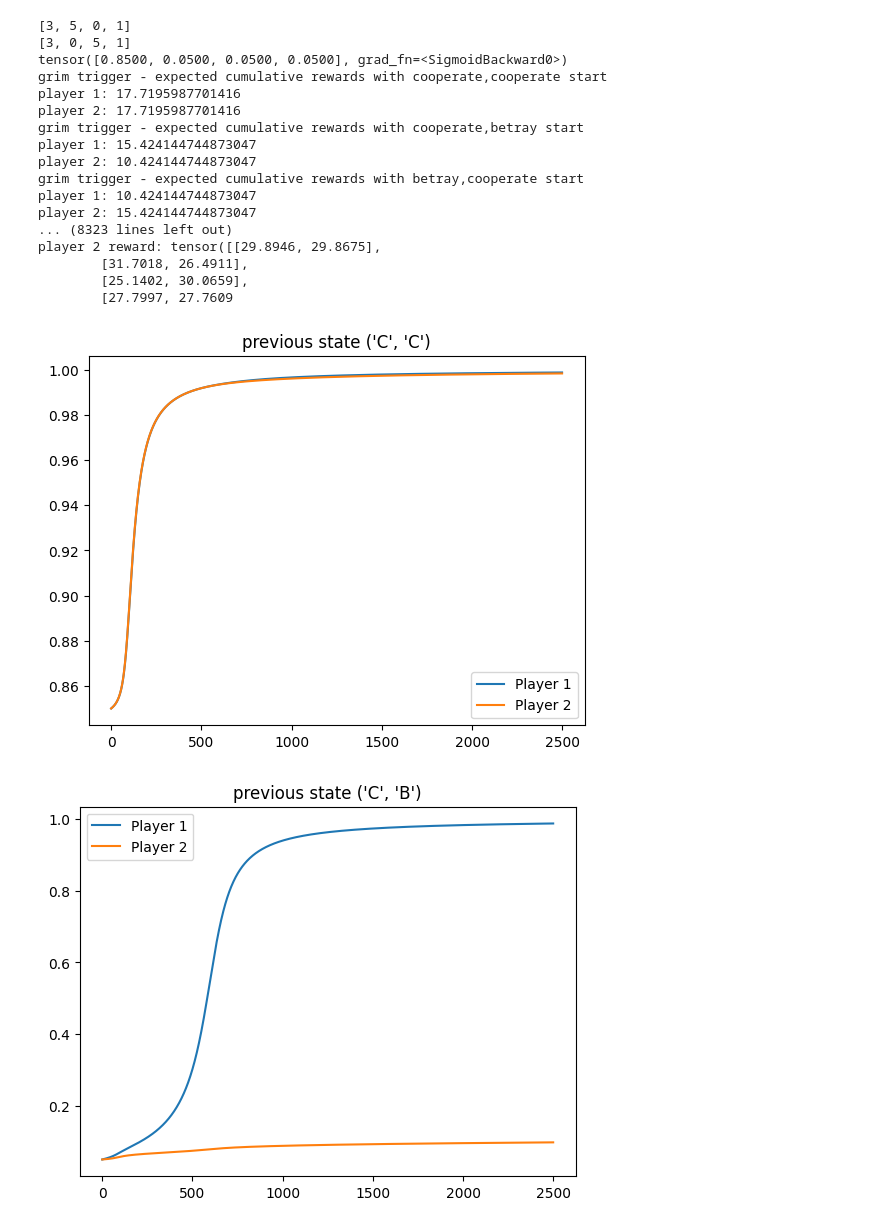
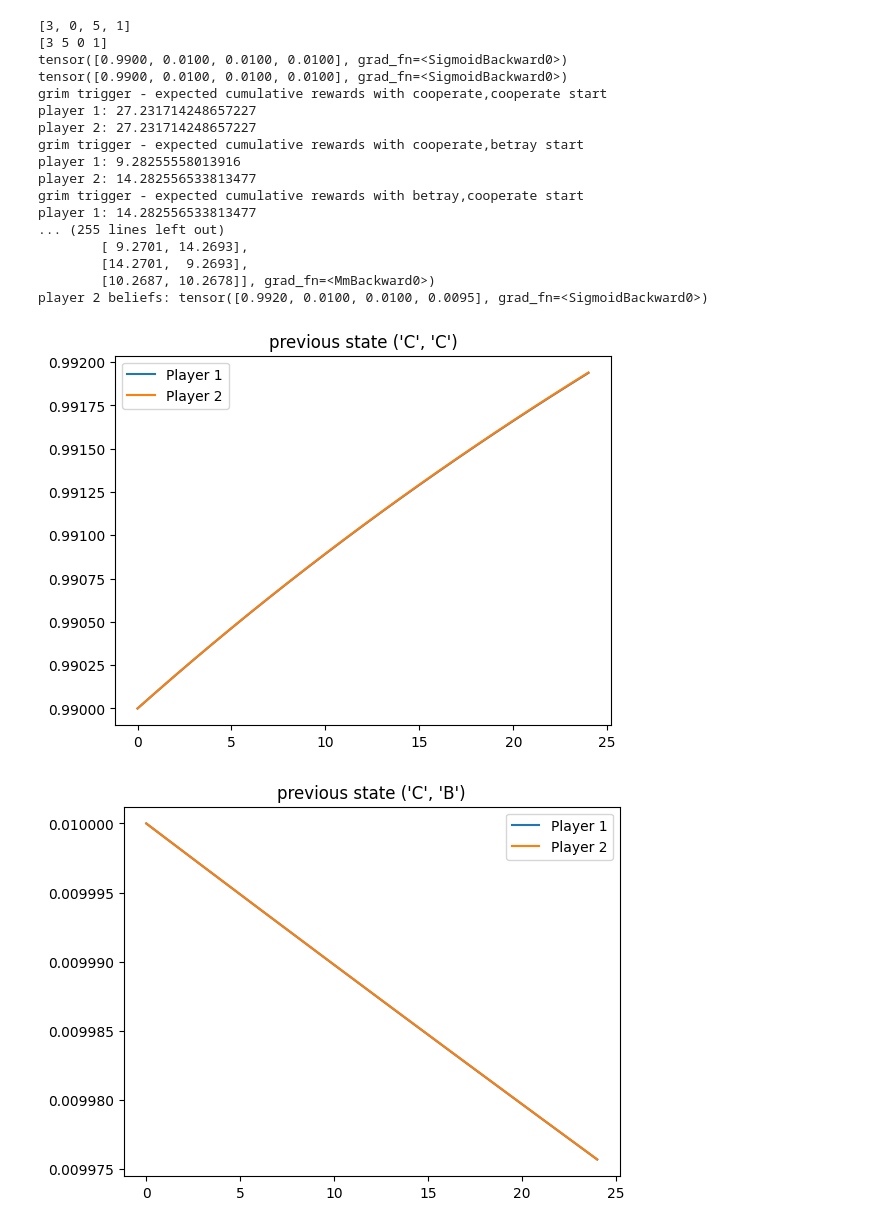
Before and after one commit to gametekker/pdilemn, a Jupyter notebook: SGDCGD.ipynb, the cells around one changed output. Cells and saved outputs as stored; diff of their text form; code cells hidden in the pictures.

```diff
--- a/SGDCGD.ipynb
+++ b/SGDCGD.ipynb
@@ -5,8 +5,8 @@ from modules.utility import generate_player_beliefs, doplots
 
 # Example usage - make the starting probas
 import torch
-probabilities1 = torch.tensor([0.85, 0.05, 0.05, 0.05])
-probabilities2 = torch.tensor([0.85, 0.05, 0.05, 0.05])
+probabilities1 = torch.tensor([1.00-0.01, 0.00+0.01, 0.00+0.01, 0.00+0.01])
+probabilities2 = torch.tensor([1.00-0.01, 0.00+0.01, 0.00+0.01, 0.00+0.01])
 logits1 = torch.log(probabilities1 / (1 - probabilities1))
 logits2 = torch.log(probabilities2 / (1 - probabilities2))
 states = ['CC','CB','BC','BB']
@@ -22,8 +22,8 @@ gamma = 0.9    # Discount rate
 # Define the rewards matrix
 rewards_matrix = np.array([
     [r1, r2],  # Payoffs for when both cooperate
+    [p1, t2],  # Payoffs for when one cooperates and the other defects
     [t1, p2],  # Payoffs for when one defects and the other cooperates
-    [p1, t2],  # Payoffs for when one defects and the other cooperates
     [s1, s2]   # Payoffs for when both defect
 ])
 
@@ -37,7 +37,7 @@ from modules.Player import Player
 from modules.PlayerEnv import PlayerEnv
 from torch import optim
 
-pl1,pl2=Player(P1_beliefs,[r1,t1,p1,s1]),Player(P2_beliefs,[r2,p2,t2,s2])
+pl1,pl2=Player(P1_beliefs,list(rewards_matrix[:,0])),Player(P2_beliefs,(rewards_matrix[:,1]))
 
 # Define optimizers for each player
 # Assuming that Player class has a method 'parameters()' that returns its parameters
@@ -45,6 +45,7 @@ optimizer_p1 = optim.SGD(pl1.parameters(), lr=0.01)
 optimizer_p2 = optim.SGD(pl2.parameters(), lr=0.01)
 
 print(pl1.getBeliefs())
+print(pl2.getBeliefs())
 
 env=PlayerEnv(pl1,pl2,gamma)
 
@@ -69,7 +70,7 @@ print(env.play())
 print("done testing")
 
 # Training loop
-num_epochs = 2500
+num_epochs = 25
 plot=[[],[]] #plotting
 for epoch in range(num_epochs):
 
@@ -80,47 +81,47 @@ for epoch in range(num_epochs):
     reward = env.play()
     plot[0].append(pl1.getBeliefs()) #plotting
     optimizer_p1.zero_grad()
-    loss_p1 = -reward[1, 0]
+    loss_p1 = -sum(reward[:, 0]) #start - CC
     loss_p1.backward()
     print(f'player 1 reward: {reward}')
     print(f'player 1 beliefs: {pl1.getBeliefs()}')
     optimizer_p1.step()
 
     """
     The second agent adjusts its parameters attempting to maximize the objective
     We fix player 1 while taking the gradient of player 2's reward, with respect to player 2's parameters
     """
     reward = env.play()
     plot[1].append(pl2.getBeliefs()) #plotting
     optimizer_p2.zero_grad()
-    loss_p2 = -reward[1, 1]
+    loss_p2 = -sum(reward[:, 1]) #start - CC
     loss_p2.backward()
     print(f'player 2 reward: {reward}')
     print(f'player 2 beliefs: {pl1.getBeliefs()}')
     optimizer_p2.step()
 
     # Logging
     #if epoch % 10 == 0:
     #    print(f"Epoch {epoch}: pl1 reward = {rp1.sum().item()}, pl2 reward = {rp2.sum().item()}")
 
 doplots(plot)
 # %% [output]
-[3, 5, 0, 1]
 [3, 0, 5, 1]
-tensor([0.8500, 0.0500, 0.0500, 0.0500], grad_fn=<SigmoidBackward0>)
+[3 5 0 1]
+tensor([0.9900, 0.0100, 0.0100, 0.0100], grad_fn=<SigmoidBackward0>)
+tensor([0.9900, 0.0100, 0.0100, 0.0100], grad_fn=<SigmoidBackward0>)
 grim trigger - expected cumulative rewards with cooperate,cooperate start
-player 1: 17.7195987701416
-player 2: 17.7195987701416
+player 1: 27.231714248657227
+player 2: 27.231714248657227
 grim trigger - expected cumulative rewards with cooperate,betray start
-player 1: 15.424144744873047
-player 2: 10.424144744873047
+player 1: 9.28255558013916
+player 2: 14.282556533813477
 grim trigger - expected cumulative rewards with betray,cooperate start
-player 1: 10.424144744873047
-player 2: 15.424144744873047
-... (8323 lines left out)
-player 2 reward: tensor([[29.8946, 29.8675],
-        [31.7018, 26.4911],
-        [25.1402, 30.0659],
-        [27.7997, 27.7609
+player 1: 14.282556533813477
+... (255 lines left out)
+        [ 9.2701, 14.2693],
+        [14.2701,  9.2693],
+        [10.2687, 10.2678]], grad_fn=<MmBackward0>)
+player 2 beliefs: tensor([0.9920, 0.0100, 0.0100, 0.0095], grad_fn=<SigmoidBackward0>)
-[figure, old version]
+[figure, new version]
-[figure, old version]
+[figure, new version]
```
Also changed, not shown: parts of 4 cells of this notebook, 4 other files.
